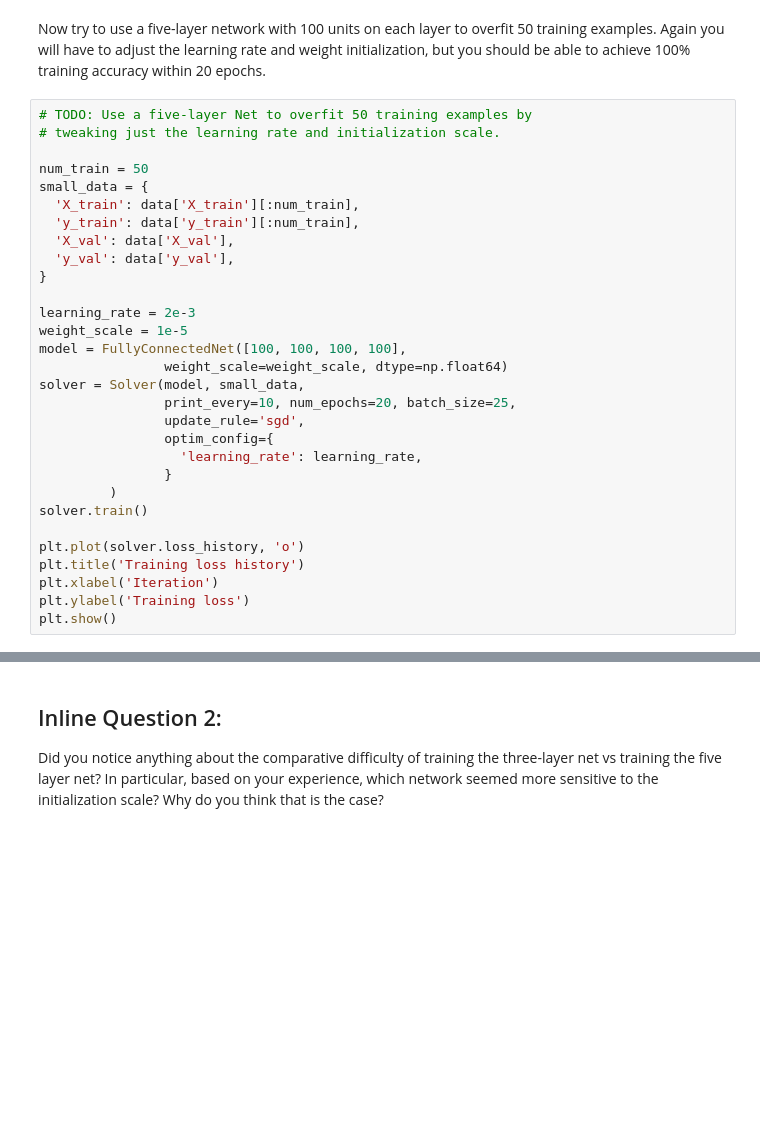
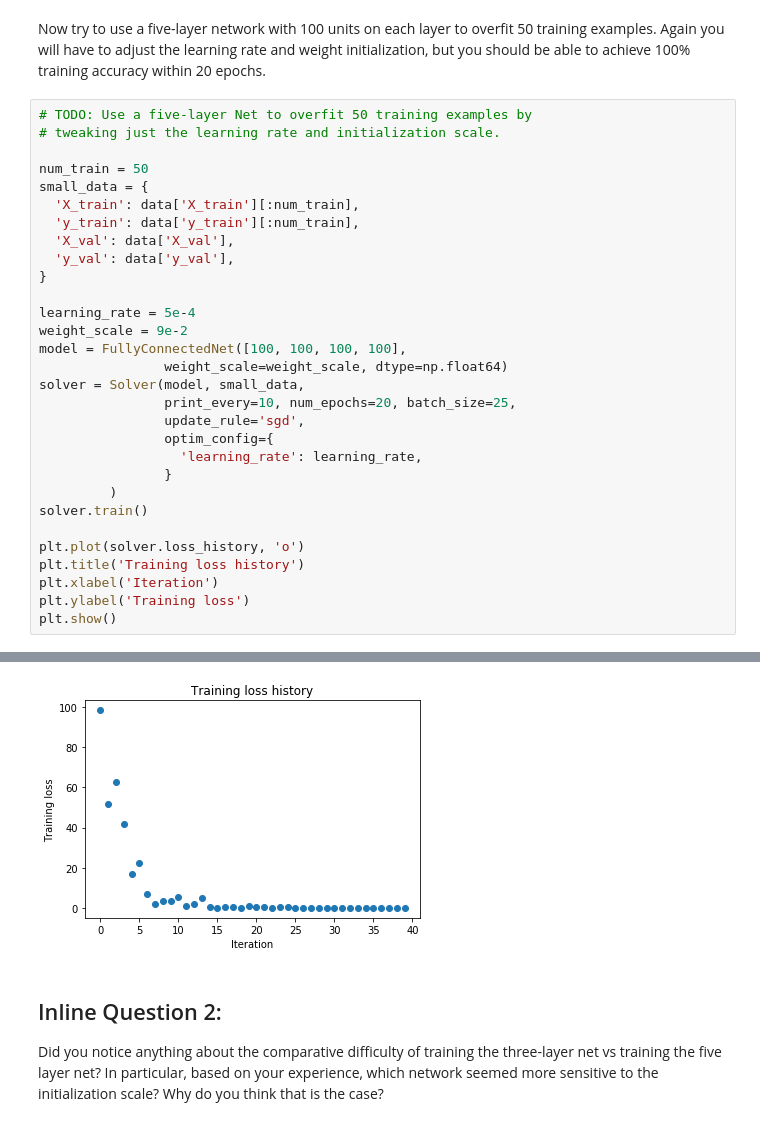
Before and after one commit to Dingpx/cs231n, a Jupyter notebook: assignment2/FullyConnectedNets.ipynb, the cells around one changed output, grey strips where cells are left out. Saved outputs shown, nothing was run; the diff lists cells and outputs as text; blank space fills up the shorter version.

```diff
--- a/assignment2/FullyConnectedNets.ipynb
+++ b/assignment2/FullyConnectedNets.ipynb
@@ -436,8 +509,8 @@ small_data = {
   'y_val': data['y_val'],
 }
 
-learning_rate = 2e-3
-weight_scale = 1e-5
+learning_rate = 5e-4
+weight_scale = 9e-2
 model = FullyConnectedNet([100, 100, 100, 100],
                 weight_scale=weight_scale, dtype=np.float64)
 solver = Solver(model, small_data,
@@ -454,3 +527,4 @@ plt.title('Training loss history')
 plt.xlabel('Iteration')
 plt.ylabel('Training loss')
 plt.show()
+# %% [output]
@@ -457,3 +548,4 @@ plt.show()
+[figure, added]
 # %% [markdown]
 ## Inline Question 2:
 Did you notice anything about the comparative difficulty of training the three-layer net vs training the five layer net? In particular, based on your experience, which network seemed more sensitive to the initialization scale? Why do you think that is the case?
```
Also changed, not shown: parts of 14 cells of this notebook, 5 other files.
